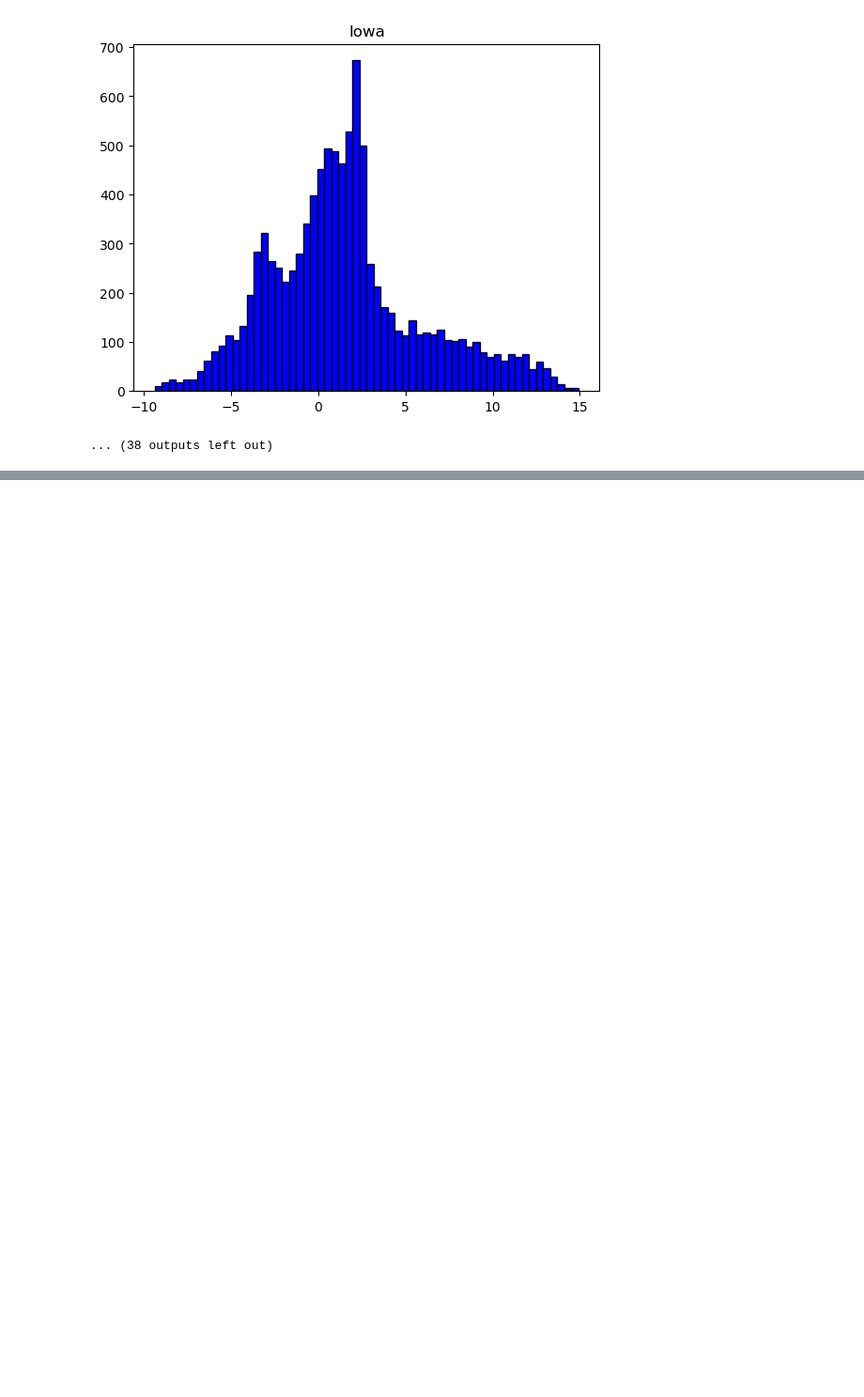
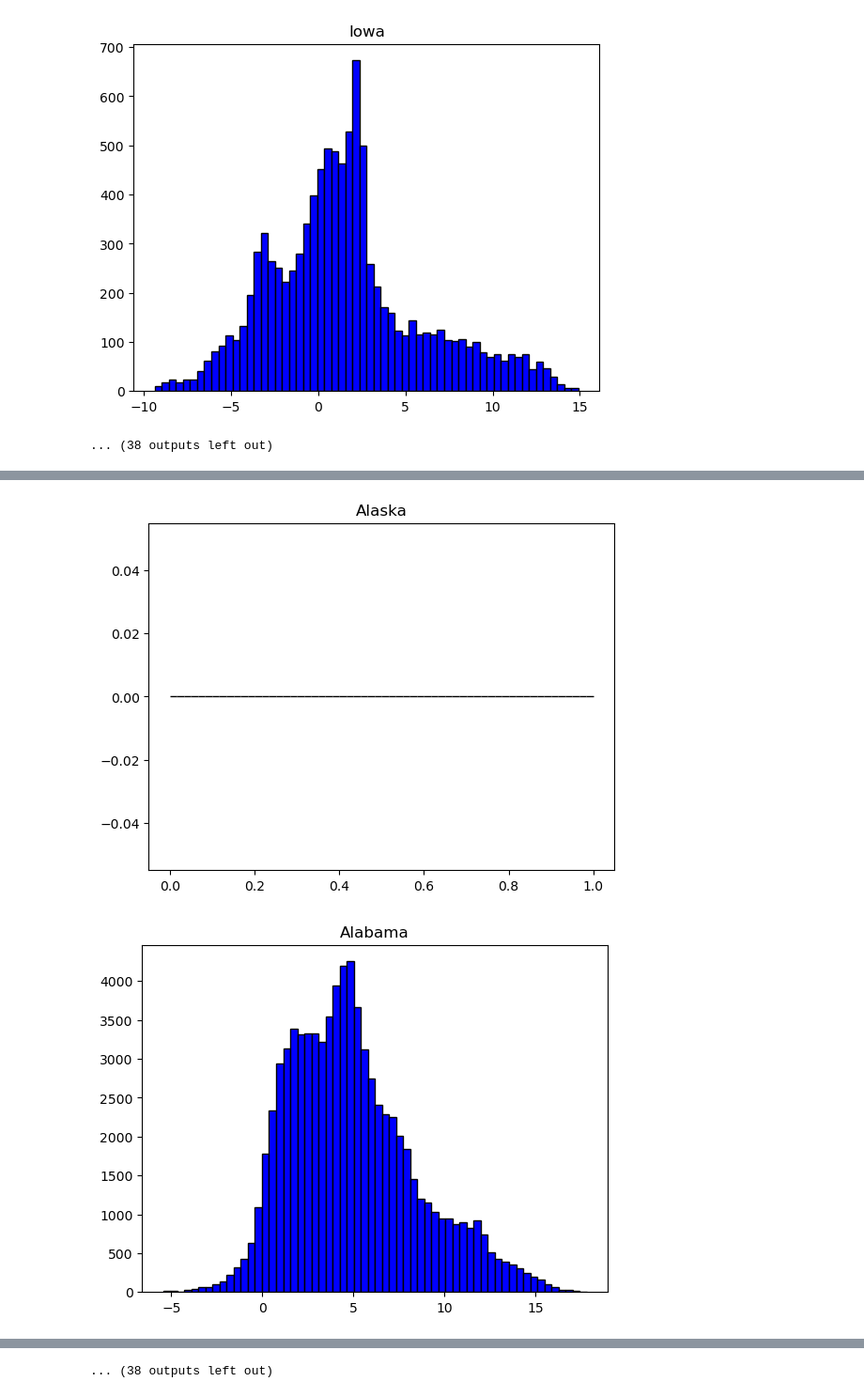
Before and after one commit to rct4/Climate_Prediction, a Jupyter notebook: notebooks/clustering.ipynb, the cells around one changed output, grey strips where cells are left out. Shown at 94% size. Cells and saved outputs as stored; diff of their text form; code cells hidden in the pictures; blank space fills up the shorter version.

```diff
--- a/notebooks/clustering.ipynb
+++ b/notebooks/clustering.ipynb
@@ -308,0 +392,8 @@ AttributeError: 'Dataset' object has no attribute 'sf'
+# %%
+for i in range(len(states)):
+    plt.figure()
+    plt.title(states[i])
+    plt.hist(state_wind_anoms[i], color='blue', edgecolor ='black', bins=60)
+# %% [output]
+[figure, added]
+[figure, added]
@@ -308,0 +410 @@ AttributeError: 'Dataset' object has no attribute 'sf'
+... (38 outputs left out)
```
Also changed, not shown: parts of 4 cells of this notebook, 3 other files.
